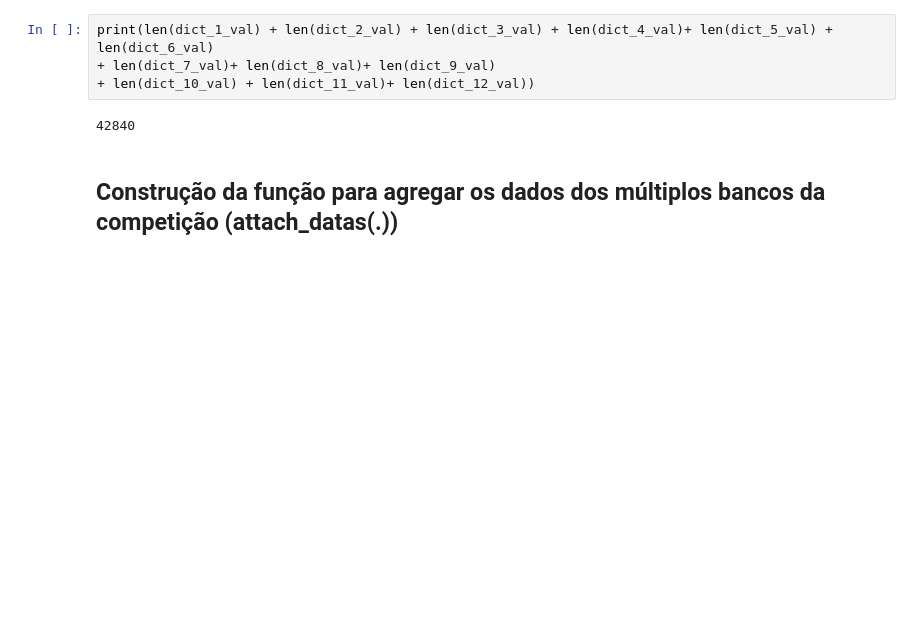
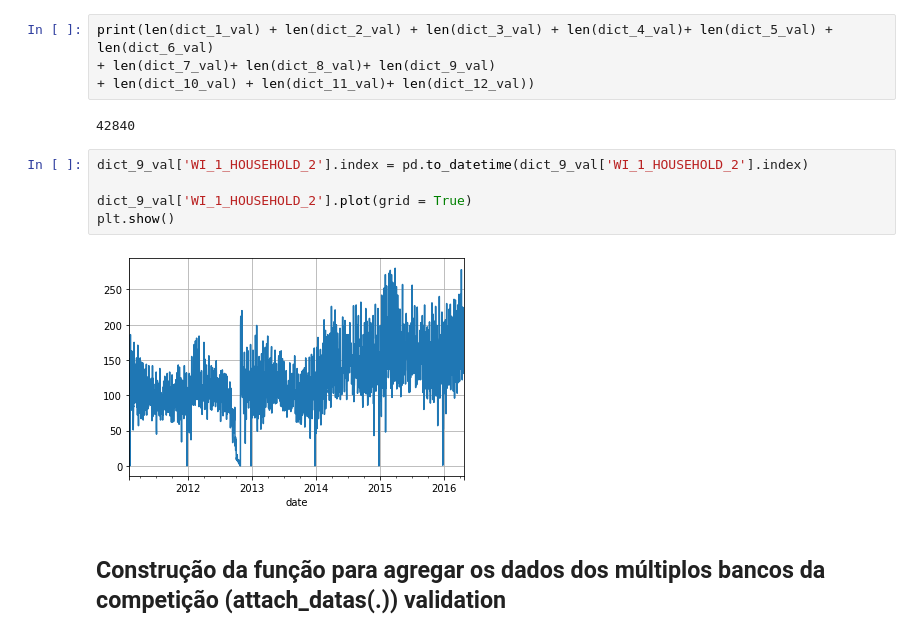
Before and after one commit to Faluhelyi/pibic_2021-2022, a Jupyter notebook: main.ipynb, the cells around one changed output. Cells and saved outputs as stored; diff of their text form; blank space fills up the shorter version.

```diff
--- a/main.ipynb
+++ b/main.ipynb
@@ -591,5 +598,12 @@ print(len(dict_1_val) + len(dict_2_val) + len(dict_3_val) + len(dict_4_val)+ len
 + len(dict_10_val) + len(dict_11_val)+ len(dict_12_val))
 # %% [output]
 42840
+# %%
+dict_9_val['WI_1_HOUSEHOLD_2'].index = pd.to_datetime(dict_9_val['WI_1_HOUSEHOLD_2'].index)
+
+dict_9_val['WI_1_HOUSEHOLD_2'].plot(grid = True)
+plt.show()
+# %% [output]
+[figure, added]
 # %% [markdown]
-## **Construção da função para agregar os dados dos múltiplos bancos da competição (attach_datas(.))**
+## **Construção da função para agregar os dados dos múltiplos bancos da competição (attach_datas(.)) validation**
```
Also changed, not shown: parts of 6 cells of this notebook, 3 other files.
